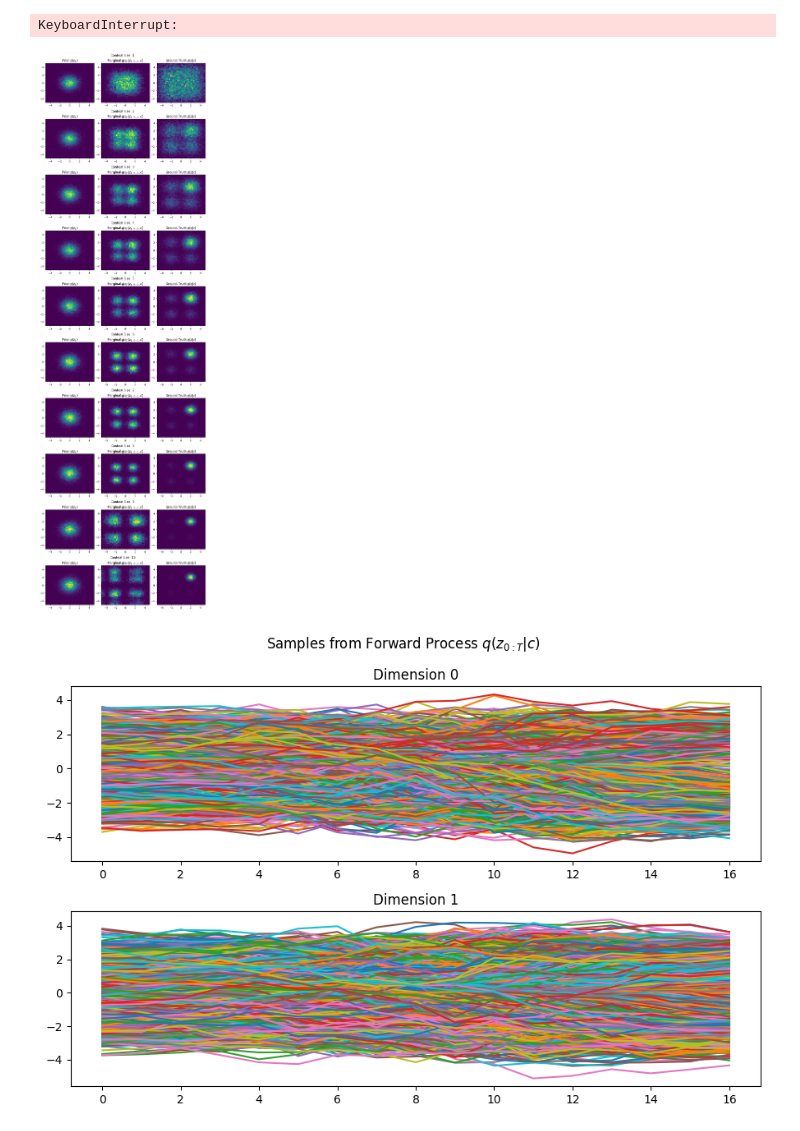
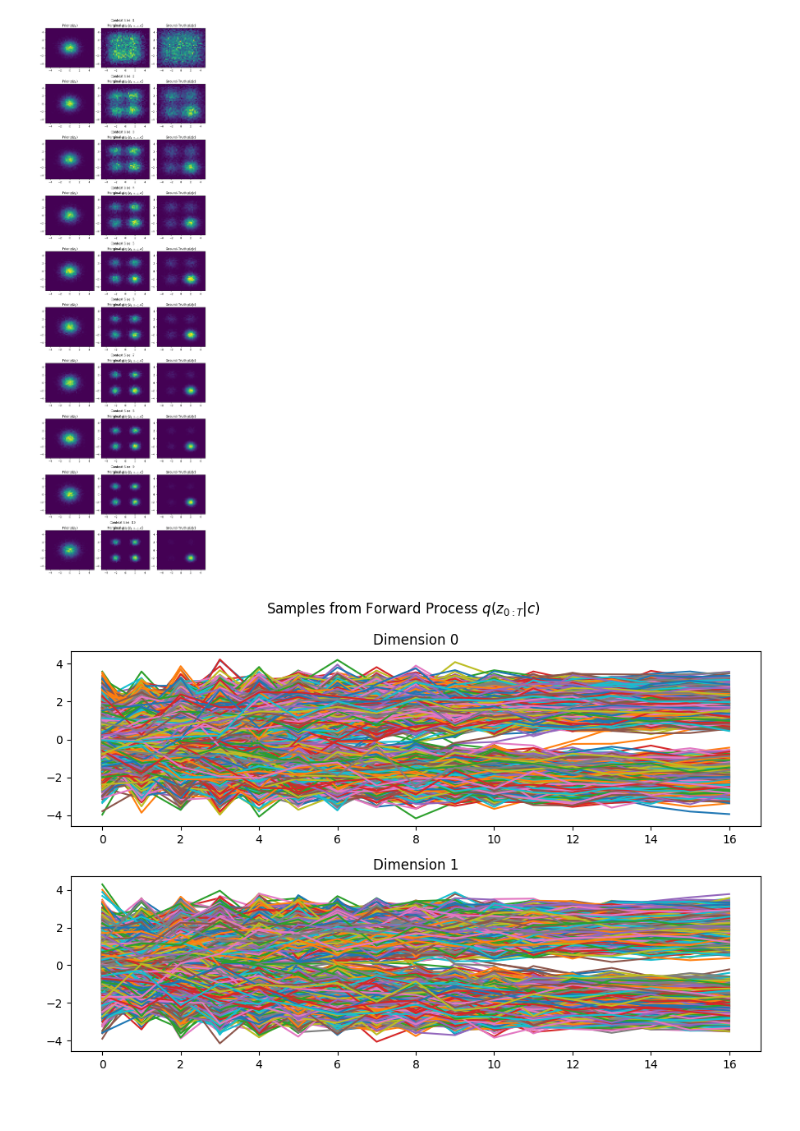
Before and after one commit to ChickNCurry/dvi-for-bml, a Jupyter notebook: contextual-dvi/exp_2d.ipynb, the cells around one changed output. Saved outputs shown, nothing was run; the diff lists cells and outputs as text; code cells hidden in the pictures.

```diff
--- a/contextual-dvi/exp_2d.ipynb
+++ b/contextual-dvi/exp_2d.ipynb
@@ -26,7 +26,7 @@ class Config():
     h_dim = 32
     num_layers = 3
     non_linearity = "SiLU"
-    learning_rate = 3e-6
+    learning_rate = 3e-3
     size = 8192
     batch_size = 8192
 
@@ -82,11 +82,9 @@ losses = train(
     dataloader=dataloader,
     target_constructor=target_constructor,
     optimizer=optimizer,
-    scheduler=None, # scheduler,
+    scheduler=scheduler,
     wandb_logging=wandb_logging
 )
-# %% [output]
-KeyboardInterrupt:
 # %%
 num_samples = 10000
 bins = 40
@@ -95,7 +93,7 @@ nrows = dataset.max_context_size
 
 context = dataset.sampling_factor * torch.rand((num_samples, nrows, config.c_dim), device=device)
 context[:, :, 0] = context[:, :, 0] * 1
-context[:, :, 1] = context[:, :, 1] * 1
+context[:, :, 1] = context[:, :, 1] * -1
 
 fig = plt.figure(figsize=(9, 3 * nrows), constrained_layout=True)
 subfigs = fig.subfigures(nrows=nrows, ncols=1)
@@ -106,34 +104,34 @@ for row, subfig in enumerate(subfigs):
     ax = subfig.subplots(nrows=1, ncols=3, width_ratios=[1, 1, 1])
 
     context_size = row + 1
     sub_context = context[:, :context_size, :]
 
     p_z_T = target_constructor(sub_context)
     z_target_samples = p_z_T.sample()
 
     dvi_process.eval()
     set_encoder.eval()
     # with torch.no_grad():
 
     _, z_samples = dvi_process.run_chain(p_z_T, set_encoder(sub_context.to(device)))
 
     z_0_samples = z_samples[0].detach().cpu().numpy()
     z_T_samples = z_samples[-1].detach().cpu().numpy()
 
     z_trajectories = [[z[i, :].detach().cpu().numpy() for z in z_samples] for i in range(num_samples)]
 
     ax[0].hist2d(z_0_samples[:, 0], z_0_samples[:, 1], bins=bins, range=plot_range)
     ax[0].set_title("Prior $q(z_0)$")
 
     ax[1].hist2d(z_T_samples[:, 0], z_T_samples[:, 1], bins=bins, range=plot_range)
     ax[1].set_title("Marginal $q(z_T|z_{0:T-1},c)$")
 
     ax[2].hist2d(z_target_samples[:, 0], z_target_samples[:, 1], bins=bins, range=plot_range)
     ax[2].set_title("Ground-Truth $p(z|c)$")
 
 plt.show()
 # %% [output]
-[figure, old version]
+[figure, new version]
 # %%
 fig, ax = plt.subplots(2, 1, figsize=(9, 6))
 
@@ -149,4 +147,4 @@ plt.suptitle("Samples from Forward Process $q(z_{0:T}|c)$")
 plt.tight_layout()
 plt.show()
 # %% [output]
-[figure, old version]
+[figure, new version]
```
Also changed, not shown: parts of 2 cells of this notebook, 10 other files.
